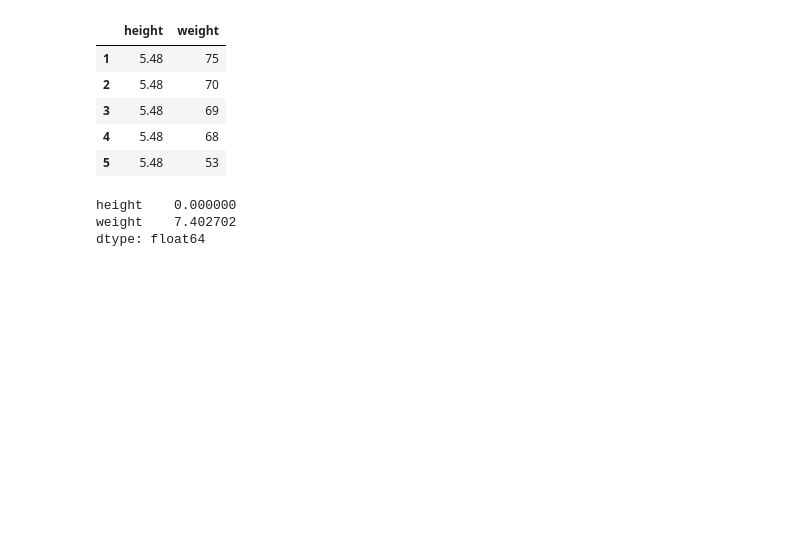
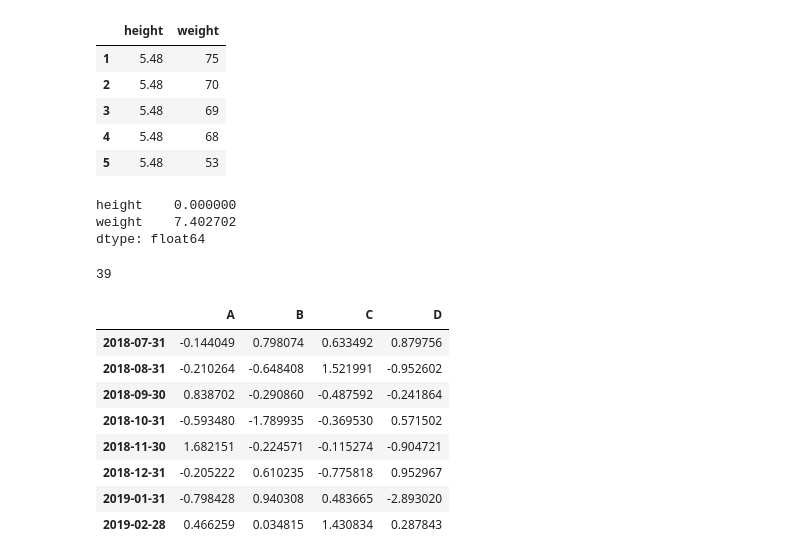
Before and after one commit to kirtibajaj/DataScience, a Jupyter notebook: PAndas_Intro.ipynb, the cells around one changed output. Drawn from its saved outputs; the diff is of its cells as text; code cells hidden in the pictures; blank space fills up the shorter version.

```diff
--- a/PAndas_Intro.ipynb
+++ b/PAndas_Intro.ipynb
@@ -588,3 +584,24 @@ data2.apply(lambda x:np.std(x))
 height    0.000000
 weight    7.402702
 dtype: float64
+# %%
+from datetime import datetime
+date_format = "%m/%d/%Y"
+a = datetime.strptime('8/18/2008', date_format)
+b = datetime.strptime('9/26/2008', date_format)
+delta = b - a
+print(delta.days) # that's it
+# %% [output]
+39
+# %%
+df
+# %% [output]
+|  | A | B | C | D |
+| 2018-07-31 | -0.144049 | 0.798074 | 0.633492 | 0.879756 |
+| 2018-08-31 | -0.210264 | -0.648408 | 1.521991 | -0.952602 |
+| 2018-09-30 | 0.838702 | -0.290860 | -0.487592 | -0.241864 |
+| 2018-10-31 | -0.593480 | -1.789935 | -0.369530 | 0.571502 |
+| 2018-11-30 | 1.682151 | -0.224571 | -0.115274 | -0.904721 |
+| 2018-12-31 | -0.205222 | 0.610235 | -0.775818 | 0.952967 |
+| 2019-01-31 | -0.798428 | 0.940308 | 0.483665 | -2.893020 |
+| 2019-02-28 | 0.466259 | 0.034815 | 1.430834 | 0.287843 |
```
Also changed, not shown: parts of 21 cells of this notebook, 2 other files.
